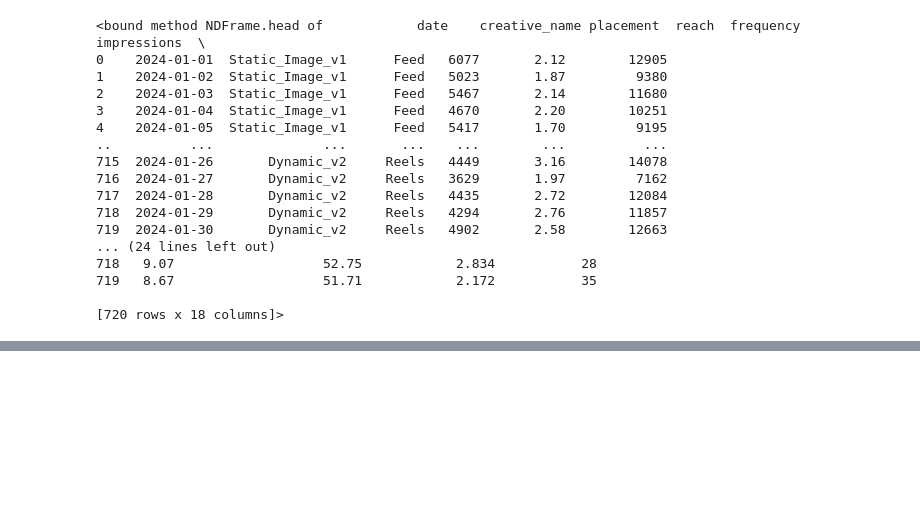
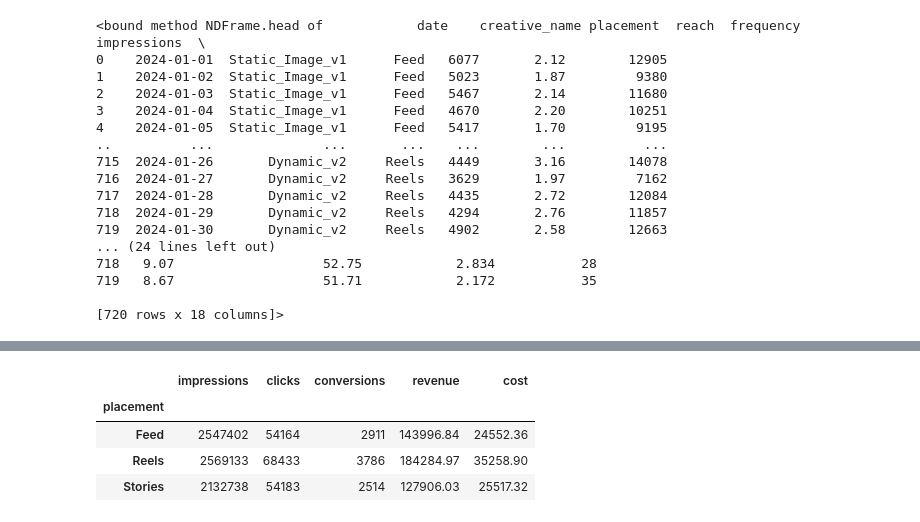
Before and after one commit to rakeshtparayil/marketing_analytics, a Jupyter notebook: Creative_testing_framework.ipynb, the cells around one changed output, grey strips where cells are left out. Cells and saved outputs as stored; diff of their text form; code cells hidden in the pictures; blank space fills up the shorter version.

```diff
--- a/Creative_testing_framework.ipynb
+++ b/Creative_testing_framework.ipynb
@@ -259,0 +274,9 @@ creative.head
+# %%
+creative_totals = creative.groupby('placement').agg({"impressions": "sum", "clicks": "sum", "conversions": "sum", "revenue": "sum", "cost": "sum"})
+creative_totals
+# %% [output]
+|  | impressions | clicks | conversions | revenue | cost |
+| placement |  |  |  |  |  |
+| Feed | 2547402 | 54164 | 2911 | 143996.84 | 24552.36 |
+| Reels | 2569133 | 68433 | 3786 | 184284.97 | 35258.90 |
+| Stories | 2132738 | 54183 | 2514 | 127906.03 | 25517.32 |
```
Also changed, not shown: parts of 2 cells of this notebook.
